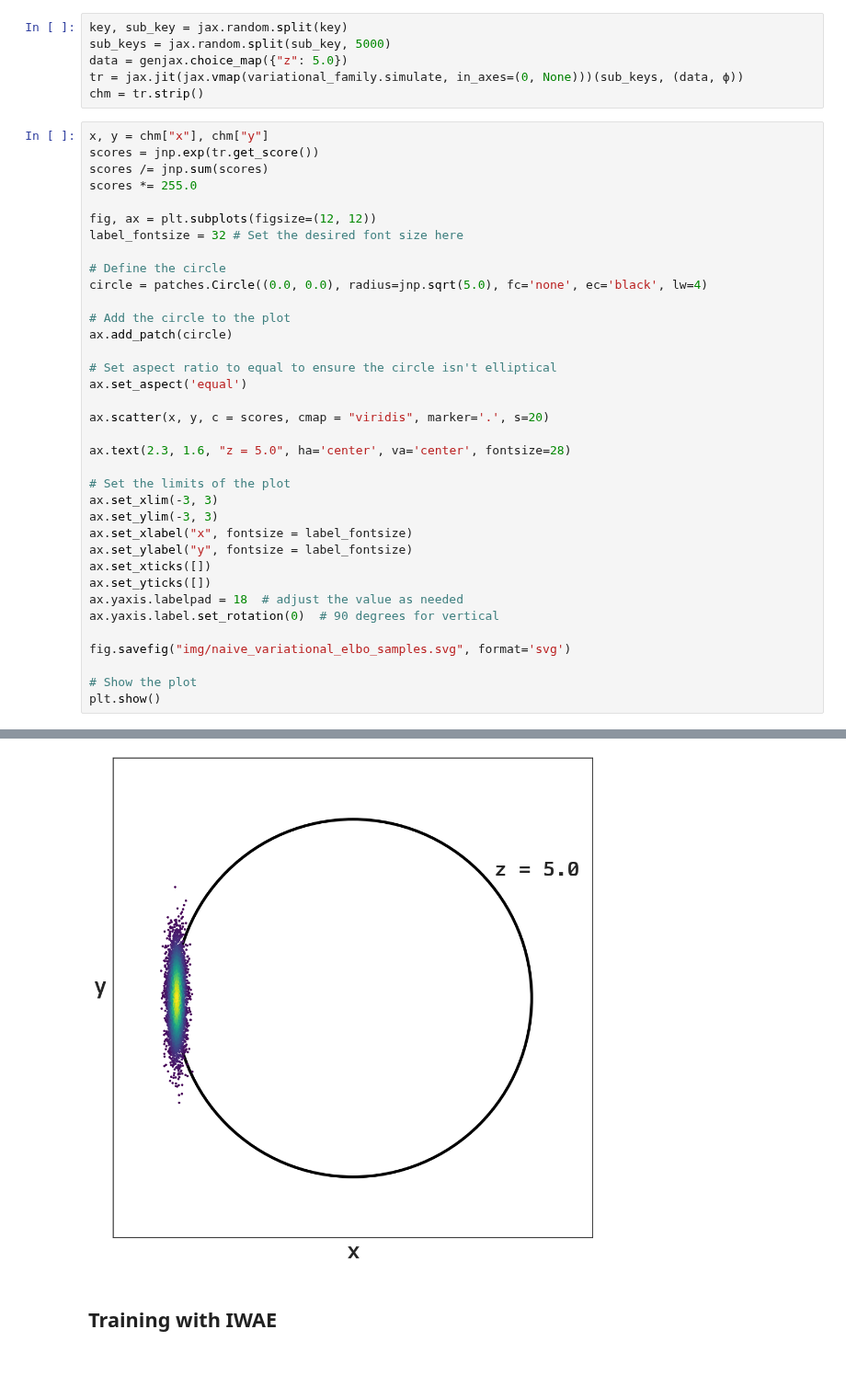
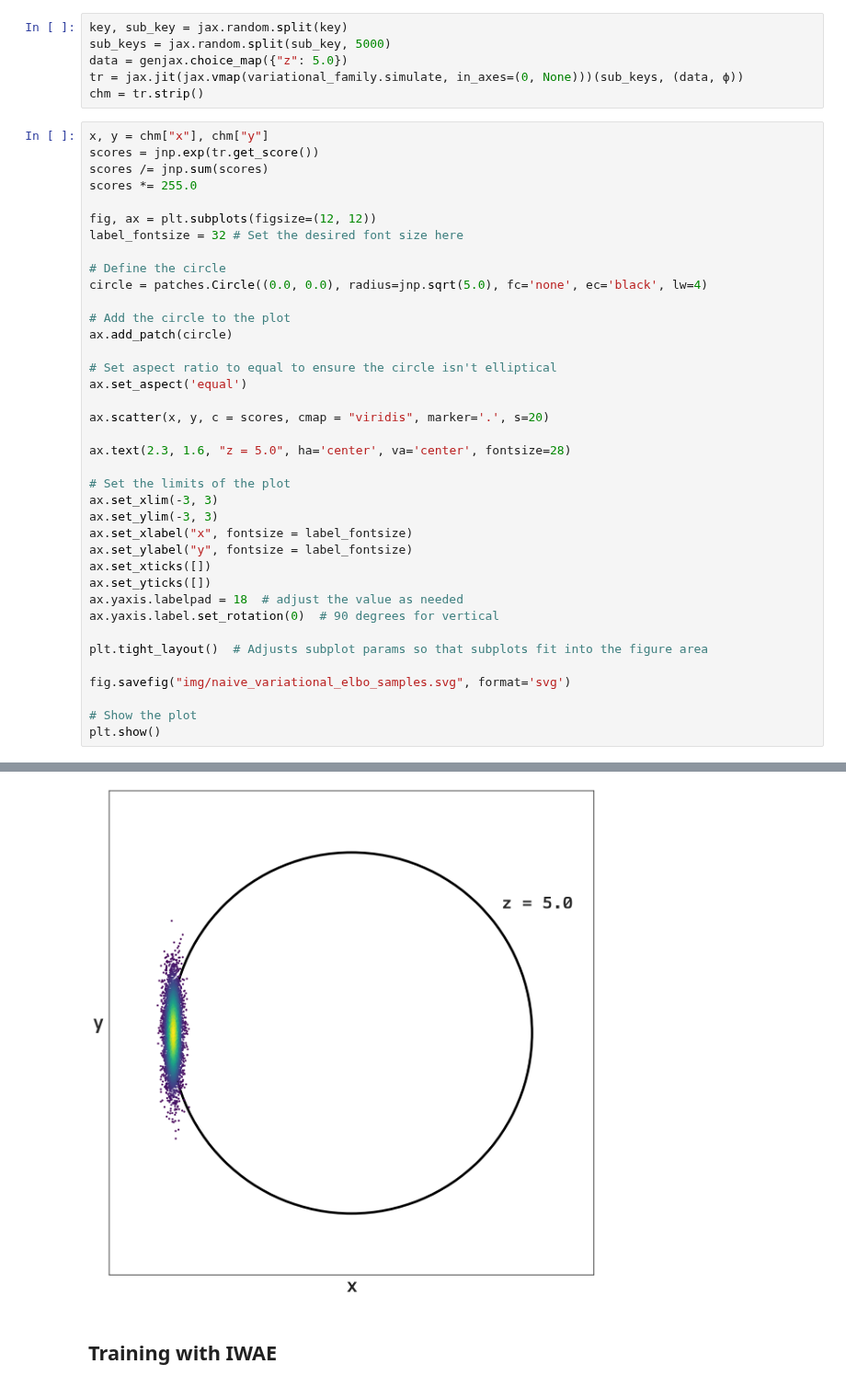
Before and after one commit to genjax-dev/genjax-chi, a Jupyter notebook: notebooks/nablasp/example_transcript.ipynb, the cells around one changed output, grey strips where cells are left out. Shown at 92% size. Drawn from its saved outputs; the diff is of its cells as text.

```diff
--- a/notebooks/nablasp/example_transcript.ipynb
+++ b/notebooks/nablasp/example_transcript.ipynb
@@ -157,34 +159,36 @@ label_fontsize = 32 # Set the desired font size here
 
 # Define the circle
 circle = patches.Circle((0.0, 0.0), radius=jnp.sqrt(5.0), fc='none', ec='black', lw=4)
 
 # Add the circle to the plot
 ax.add_patch(circle)
 
 # Set aspect ratio to equal to ensure the circle isn't elliptical
 ax.set_aspect('equal')
 
 ax.scatter(x, y, c = scores, cmap = "viridis", marker='.', s=20)
 
 ax.text(2.3, 1.6, "z = 5.0", ha='center', va='center', fontsize=28)
 
 # Set the limits of the plot
 ax.set_xlim(-3, 3)
 ax.set_ylim(-3, 3)
 ax.set_xlabel("x", fontsize = label_fontsize)
 ax.set_ylabel("y", fontsize = label_fontsize)
 ax.set_xticks([])
 ax.set_yticks([])
 ax.yaxis.labelpad = 18  # adjust the value as needed
 ax.yaxis.label.set_rotation(0)  # 90 degrees for vertical
 
+plt.tight_layout()  # Adjusts subplot params so that subplots fit into the figure area
+
 fig.savefig("img/naive_variational_elbo_samples.svg", format='svg')
 
 # Show the plot
 plt.show()
 # %% [output]
 [interactive output not drawn]
-[figure, old version]
+[figure, new version]
 # %% [markdown]
 ## Training with IWAE
 # %%
```
Also changed, not shown: parts of 5 cells of this notebook, 5 other files.
